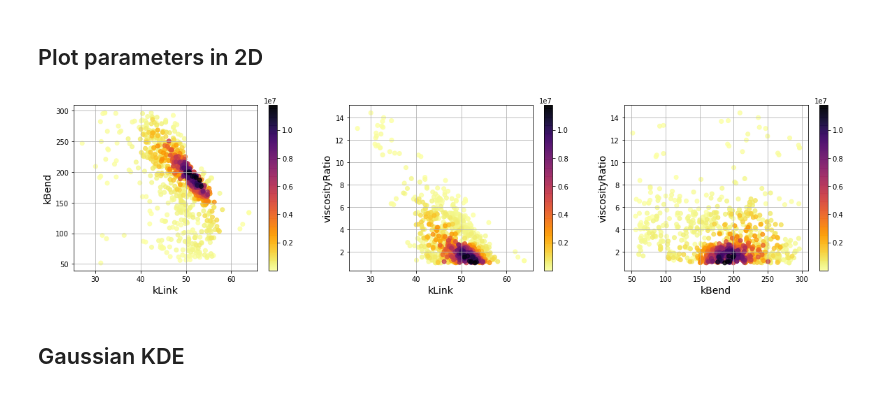
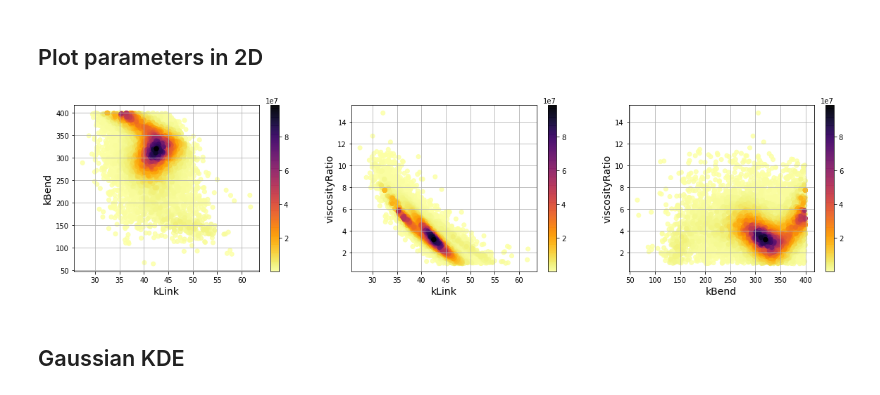
Before and after one commit to devrieskevin/IUQ-Project, a Jupyter notebook: GP_hemocell_analysis.ipynb, the cells around one changed output. Drawn from its saved outputs; the diff is of its cells as text; code cells hidden in the pictures.

```diff
--- a/GP_hemocell_analysis.ipynb
+++ b/GP_hemocell_analysis.ipynb
@@ -61,7 +76,7 @@ root = tree.getroot()
 nuP = float(root.find("domain/nuP").text)
 rhoP = float(root.find("domain/rhoP").text)
 # %%
-n_samples = 1000
+n_samples = 10000
 
 model_params = ["kLink","kBend","viscosityRatio"]
 
@@ -70,7 +85,7 @@ shearrate = stress / (nuP * rhoP)
 
 # Set the bounds on the parameters
 bounds = [[10.0,300.0],
-          [50.0,300.0],
+          [50.0,400.0],
           [1.0,15.0]
          ]
 
@@ -258,7 +304,9 @@ root = tree.getroot()
 nuP = float(root.find("domain/nuP").text)
 rhoP = float(root.find("domain/rhoP").text)
 # %%
-n_samples = 1000
+np.random.seed(666777)
+
+n_samples = 10000
 
 model_params = ["kLink","kBend","viscosityRatio"]
 error_params = ["err"]
@@ -280,8 +328,8 @@ problem = {"model_type":"python",
            "output_data":el,
            "data_errors":el_err,
            "error_mapping":error_mapping,
-           "model_prior":(lambda sample: model_prior(sample,1)),
-           "model_sampler":(lambda n_samples: model_sampler(n_samples,1)),
+           "model_prior":(lambda sample: model_prior_gaussian(sample,1)),
+           "model_sampler":(lambda n_samples: model_sampler_gaussian(n_samples,1)),
            "error_prior":error_prior,
            "error_sampler":error_sampler
           }
@@ -431,30 +509,30 @@ plt.show()
 # %%
 plt.figure(figsize=(20,20))
 
 count = 1
 for n in range(len(model_params)):
     for m in range(n,len(model_params)):
         if n != m:
             plt.subplot(4,3,count)
             plt.grid(True)
             plt.xlabel(model_params[n],fontsize=14)
             plt.ylabel(model_params[m],fontsize=14)
             if method == "TMCMC":
-                order = np.argsort(df["likelihood"])
+                order = np.argsort(df["likelihood"].values)
                 plt.scatter(df[model_params[n]].values[order],df[model_params[m]].values[order],
                             c=df["likelihood"].values[order],cmap="inferno_r",alpha=0.8)
 
             elif method == "ABCSubSim":
                 order = np.argsort(df["distance"])[::-1]
                 plt.scatter(df[model_params[n]].values[order],df[params[m]].values[order],
                             c=df["distance"].values[order],cmap="inferno")
 
             plt.colorbar()
             count += 1
 
 plt.show()
 # %% [output]
-[figure, old version]
+[figure, new version]
 # %% [markdown]
 ## Gaussian KDE
 # %%
```
Also changed, not shown: parts of 14 cells of this notebook, 12 other files.
